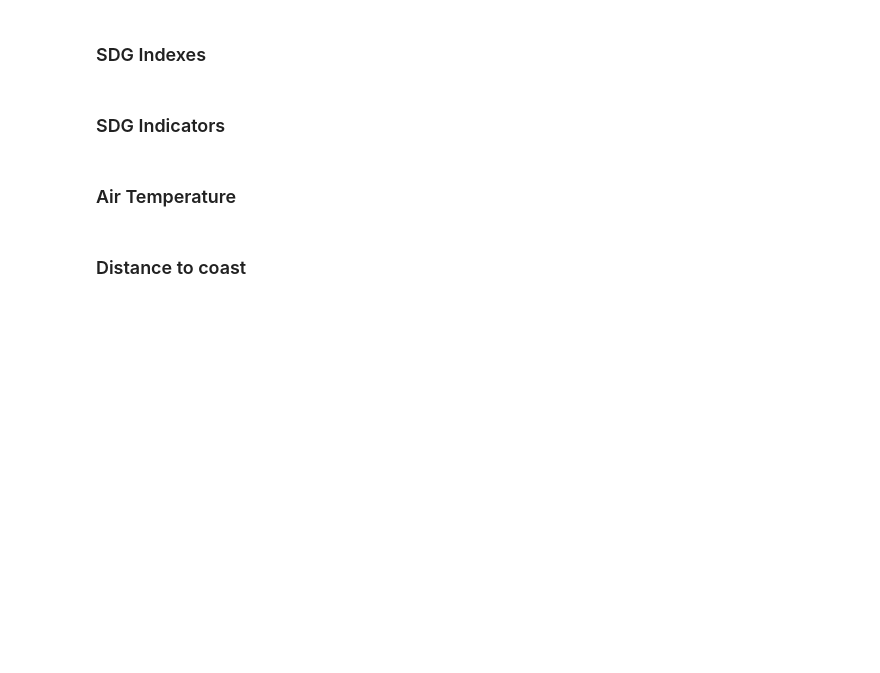
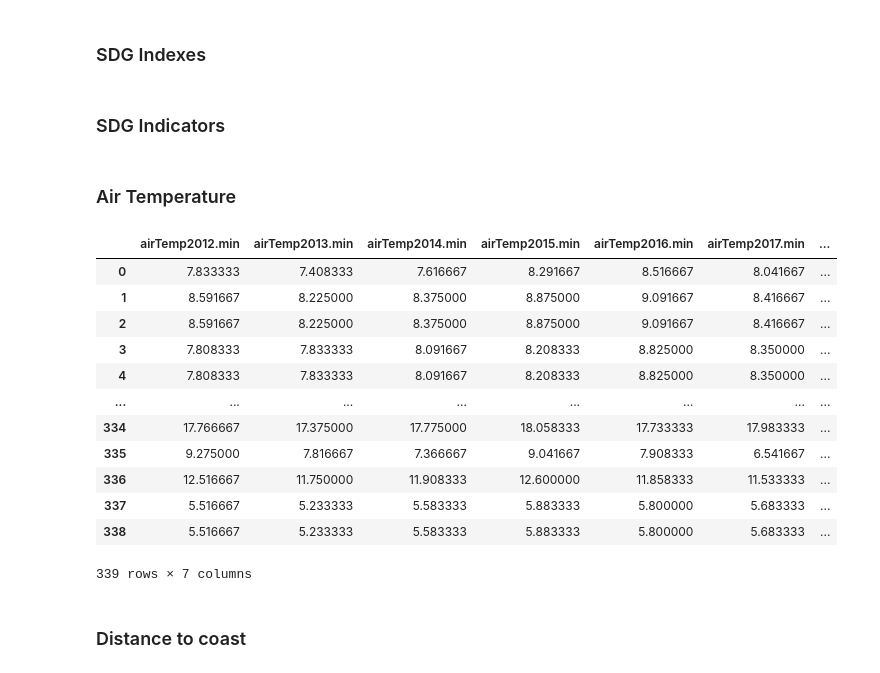
Before and after one commit to HendrixPeralta/bol_hdi_prediction, a Jupyter notebook: 99_collab_satellite_data.ipynb, the cells around one changed output. Cells and saved outputs as stored; diff of their text form; code cells hidden in the pictures; blank space fills up the shorter version.

```diff
--- a/99_collab_satellite_data.ipynb
+++ b/99_collab_satellite_data.ipynb
@@ -122,7 +122,22 @@ collab_datasets.append("airTempMax")
 # %%
 airTempMin = air_temp.loc[:,air_temp.columns.str.contains("min|id")]
 airTempMin.to_csv("data/satellite/collab_satellite_data/air_temp_min_2012-2017.csv")
 collab_datasets.append("airTempMin")
+airTempMin
+# %% [output]
+|  | airTemp2012.min | airTemp2013.min | airTemp2014.min | airTemp2015.min | airTemp2016.min | airTemp2017.min | ... |
+| 0 | 7.833333 | 7.408333 | 7.616667 | 8.291667 | 8.516667 | 8.041667 | ... |
+| 1 | 8.591667 | 8.225000 | 8.375000 | 8.875000 | 9.091667 | 8.416667 | ... |
+| 2 | 8.591667 | 8.225000 | 8.375000 | 8.875000 | 9.091667 | 8.416667 | ... |
+| 3 | 7.808333 | 7.833333 | 8.091667 | 8.208333 | 8.825000 | 8.350000 | ... |
+| 4 | 7.808333 | 7.833333 | 8.091667 | 8.208333 | 8.825000 | 8.350000 | ... |
+| ... | ... | ... | ... | ... | ... | ... | ... |
+| 334 | 17.766667 | 17.375000 | 17.775000 | 18.058333 | 17.733333 | 17.983333 | ... |
+| 335 | 9.275000 | 7.816667 | 7.366667 | 9.041667 | 7.908333 | 6.541667 | ... |
+| 336 | 12.516667 | 11.750000 | 11.908333 | 12.600000 | 11.858333 | 11.533333 | ... |
+| 337 | 5.516667 | 5.233333 | 5.583333 | 5.883333 | 5.800000 | 5.683333 | ... |
+| 338 | 5.516667 | 5.233333 | 5.583333 | 5.883333 | 5.800000 | 5.683333 | ... |
+339 rows × 7 columns
 # %% [markdown]
 ### Distance to coast
 # %%
```
Also changed, not shown: parts of 5 cells of this notebook, 4 other files.
